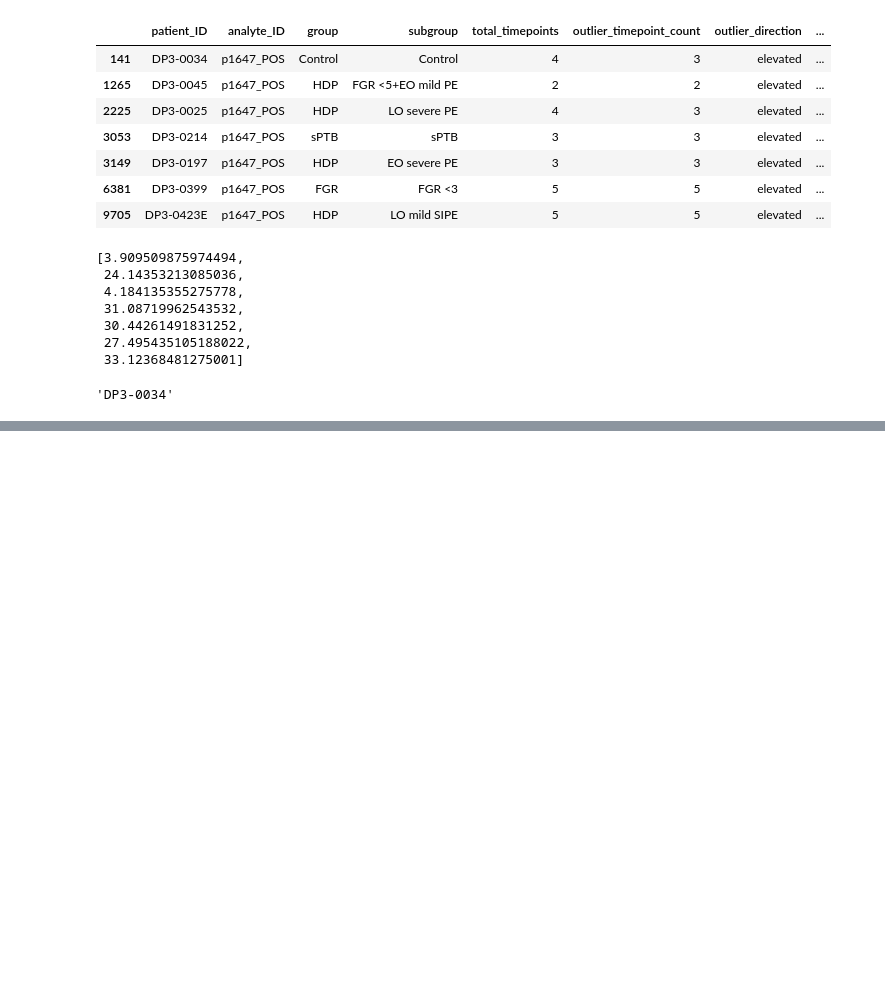
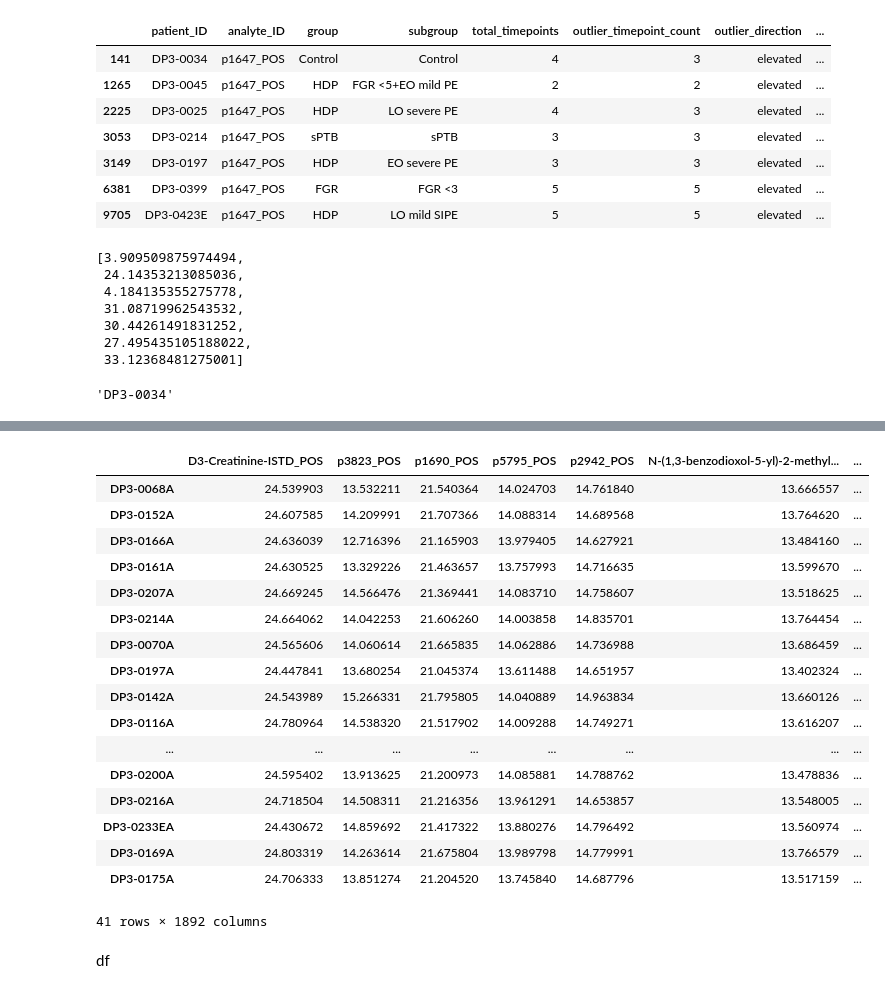
Before and after one commit to spiekos/PiekosLab, a Jupyter notebook: kaylaxu/MTBL_MAD.ipynb, the cells around one changed output, grey strips where cells are left out. Drawn from its saved outputs; the diff is of its cells as text; code cells hidden in the pictures; blank space fills up the shorter version.

```diff
--- a/kaylaxu/MTBL_MAD.ipynb
+++ b/kaylaxu/MTBL_MAD.ipynb
@@ -350,0 +407,23 @@ complicationOnly.iloc[0,:]["patient_ID"]
+# %%
+a1
+# %% [output]
+|  | D3-Creatinine-ISTD_POS | p3823_POS | p1690_POS | p5795_POS | p2942_POS | N-(1,3-benzodioxol-5-yl)-2-methyl... | ... |
+| DP3-0068A | 24.539903 | 13.532211 | 21.540364 | 14.024703 | 14.761840 | 13.666557 | ... |
+| DP3-0152A | 24.607585 | 14.209991 | 21.707366 | 14.088314 | 14.689568 | 13.764620 | ... |
+| DP3-0166A | 24.636039 | 12.716396 | 21.165903 | 13.979405 | 14.627921 | 13.484160 | ... |
+| DP3-0161A | 24.630525 | 13.329226 | 21.463657 | 13.757993 | 14.716635 | 13.599670 | ... |
+| DP3-0207A | 24.669245 | 14.566476 | 21.369441 | 14.083710 | 14.758607 | 13.518625 | ... |
+| DP3-0214A | 24.664062 | 14.042253 | 21.606260 | 14.003858 | 14.835701 | 13.764454 | ... |
+| DP3-0070A | 24.565606 | 14.060614 | 21.665835 | 14.062886 | 14.736988 | 13.686459 | ... |
+| DP3-0197A | 24.447841 | 13.680254 | 21.045374 | 13.611488 | 14.651957 | 13.402324 | ... |
+| DP3-0142A | 24.543989 | 15.266331 | 21.795805 | 14.040889 | 14.963834 | 13.660126 | ... |
+| DP3-0116A | 24.780964 | 14.538320 | 21.517902 | 14.009288 | 14.749271 | 13.616207 | ... |
+| ... | ... | ... | ... | ... | ... | ... | ... |
+| DP3-0200A | 24.595402 | 13.913625 | 21.200973 | 14.085881 | 14.788762 | 13.478836 | ... |
+| DP3-0216A | 24.718504 | 14.508311 | 21.216356 | 13.961291 | 14.653857 | 13.548005 | ... |
+| DP3-0233EA | 24.430672 | 14.859692 | 21.417322 | 13.880276 | 14.796492 | 13.560974 | ... |
+| DP3-0169A | 24.803319 | 14.263614 | 21.675804 | 13.989798 | 14.779991 | 13.766579 | ... |
+| DP3-0175A | 24.706333 | 13.851274 | 21.204520 | 13.745840 | 14.687796 | 13.517159 | ... |
+41 rows × 1892 columns
+# %% [markdown]
+df
```
Also changed, not shown: parts of 14 cells of this notebook, 1 other file.
